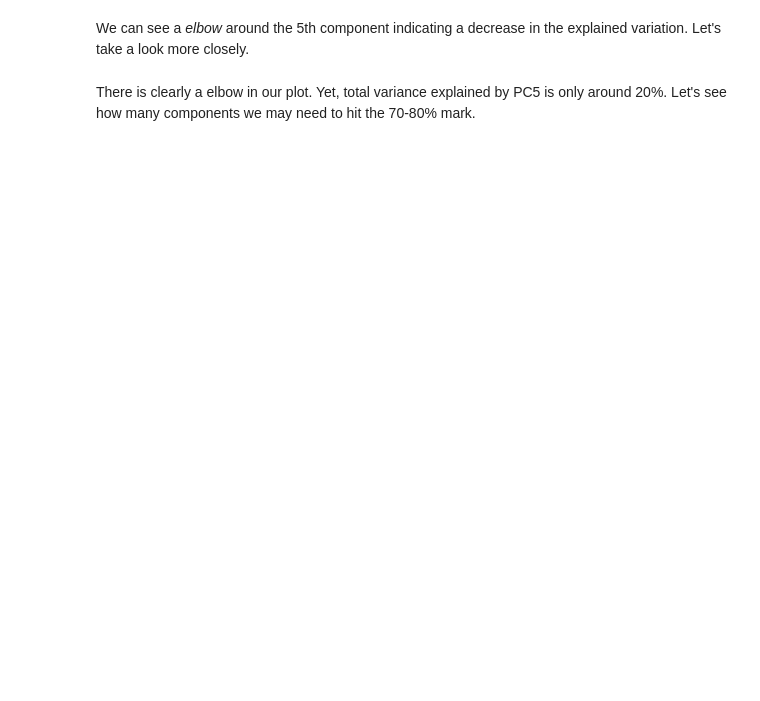
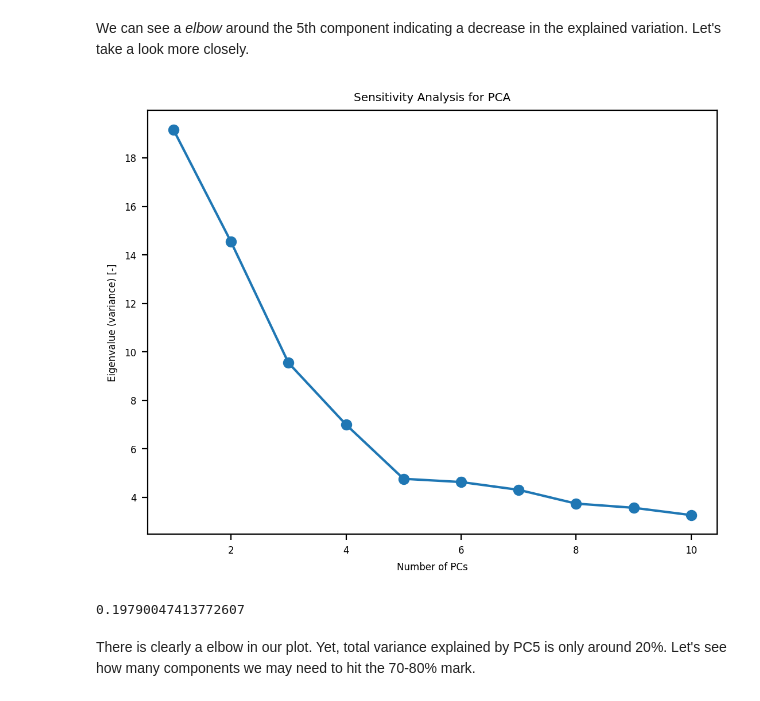
Before and after one commit to Jonghun-Han/HEDSpython, a Jupyter notebook: Tutorial_5.ipynb, the cells around one changed output. Drawn from its saved outputs; the diff is of its cells as text; code cells hidden in the pictures; blank space fills up the shorter version.

```diff
--- a/Tutorial_5.ipynb
+++ b/Tutorial_5.ipynb
@@ -203,13 +303,17 @@ plt.show()
 We can see a *elbow* around the 5th component indicating a decrease in the explained variation. Let's take a look more closely.
 # %%
 plt.figure(dpi=200)
-plt.plot(range(1, 11), vexp[8], marker='o')
+plt.plot(range(1, 11), VarianceExplained[8], marker='o')
 plt.title('Sensitivity Analysis for PCA')
 plt.xlabel('Number of PCs')
 plt.ylabel('Eigenvalue (variance) [-]')
 plt.show()
+# %% [output]
+[figure, added]
 # %%
-sum(totVarianceExplained[5])
+sum(totVarianceExplained[3])
+# %% [output]
+0.19790047413772607
 # %% [markdown]
 There is clearly a elbow in our plot. Yet, total variance explained by PC5 is only around 20%. Let's see how many components we may need to hit the 70-80% mark.
 # %%
```
Also changed, not shown: parts of 21 cells of this notebook.
